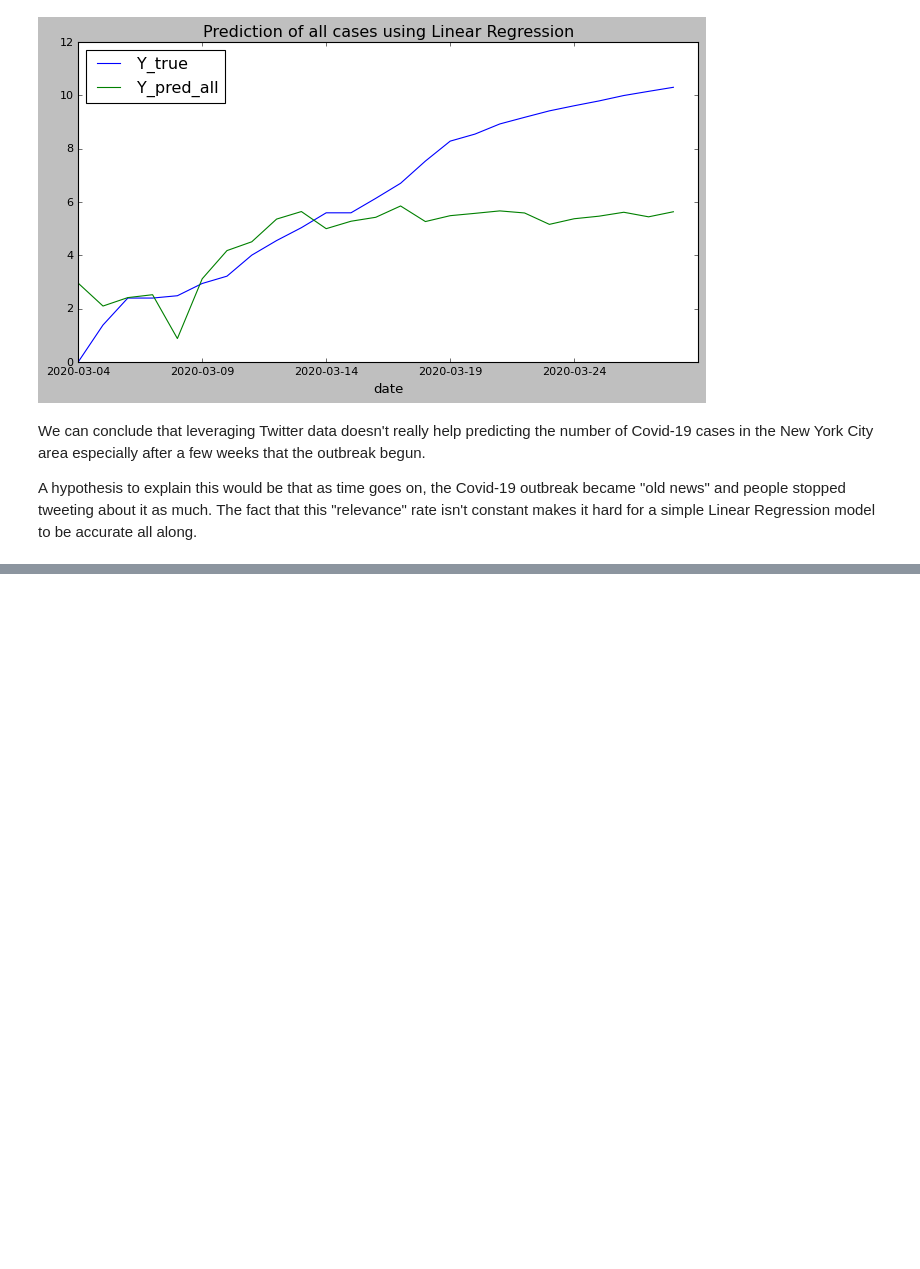
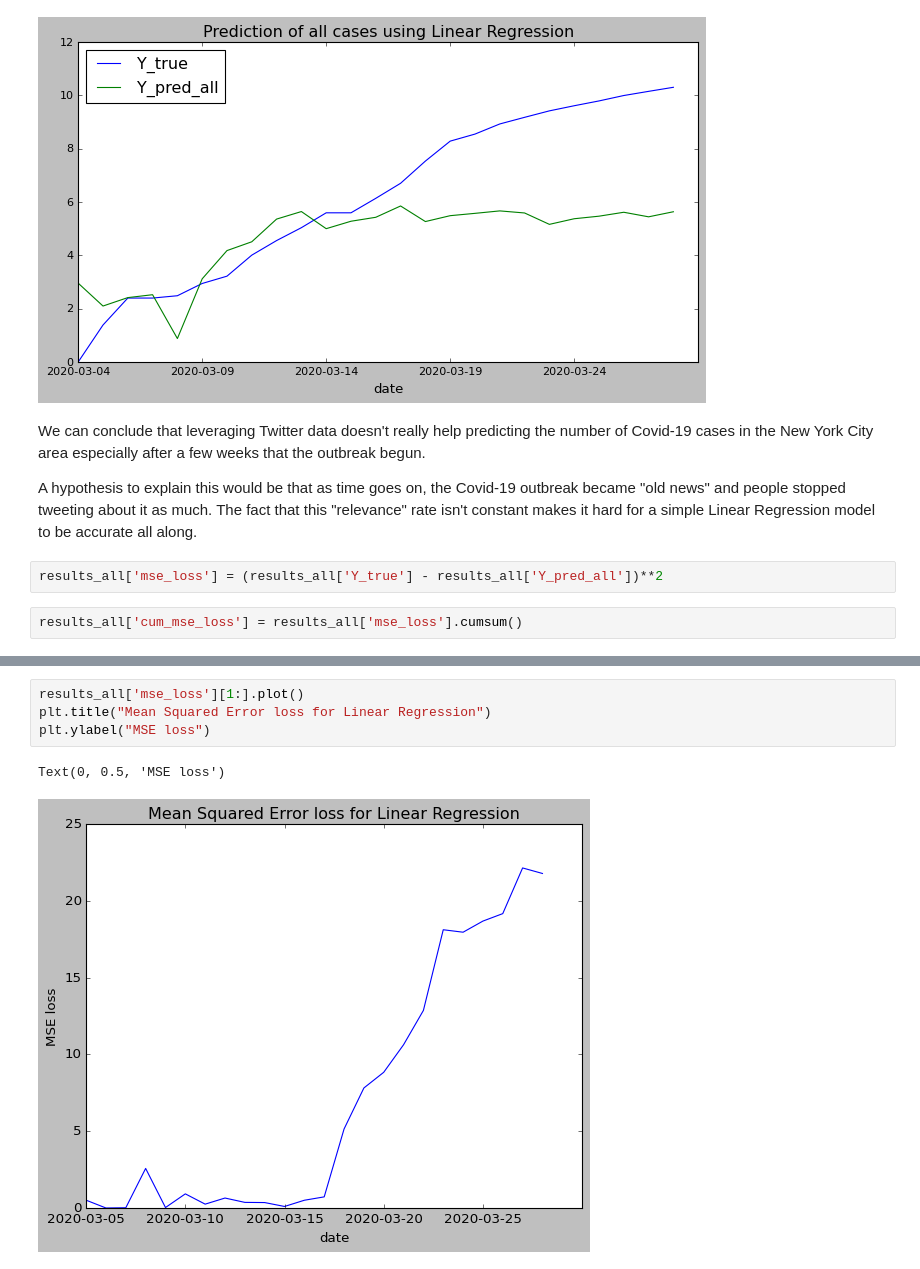
Before and after one commit to armandordorica/Twitter_Sentiment_Analysis, a Jupyter notebook: Covid19_NYC_ARIMA.ipynb, the cells around one changed output, grey strips where cells are left out. Cells and saved outputs as stored; diff of their text form; blank space fills up the shorter version.

```diff
--- a/Covid19_NYC_ARIMA.ipynb
+++ b/Covid19_NYC_ARIMA.ipynb
@@ -1028,3 +1076,7 @@ results_all.plot(title = 'Prediction of all cases using Linear Regression', figs
 We can conclude that leveraging Twitter data doesn't really help predicting the number of Covid-19 cases in the New York City area especially after a few weeks that the outbreak begun.
 
 A hypothesis to explain this would be that as time goes on, the Covid-19 outbreak became "old news" and people stopped tweeting about it as much. The fact that this "relevance" rate isn't constant makes it hard for a simple Linear Regression model to be accurate all along.
+# %%
+results_all['mse_loss'] = (results_all['Y_true'] - results_all['Y_pred_all'])**2
+# %%
+results_all['cum_mse_loss'] = results_all['mse_loss'].cumsum()
@@ -1030,0 +1104,7 @@ A hypothesis to explain this would be that as time goes on, the Covid-19 outbrea
+# %%
+results_all['mse_loss'][1:].plot()
+plt.title("Mean Squared Error loss for Linear Regression")
+plt.ylabel("MSE loss")
+# %% [output]
+Text(0, 0.5, 'MSE loss')
+[figure, added]
```
Also changed, not shown: parts of 11 cells of this notebook.
